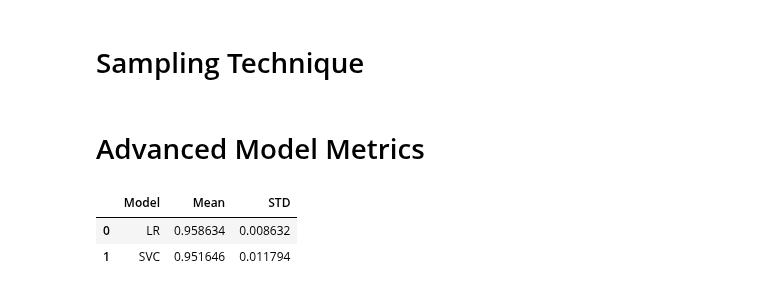
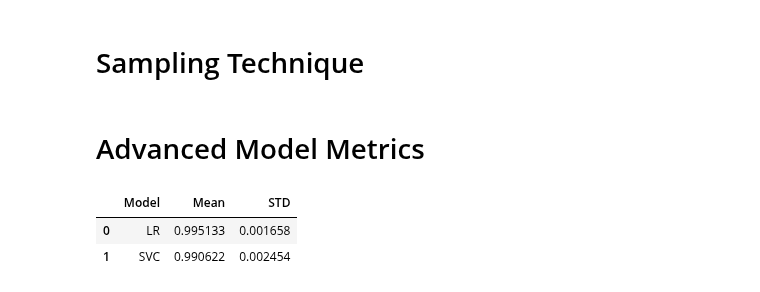
Before and after one commit to MaukanMir/SMS-Spam-Analysis, a Jupyter notebook: training.ipynb, the cells around one changed output. Drawn from its saved outputs; the diff is of its cells as text; code cells hidden in the pictures.

Commit message:
added new model

```diff
--- a/training.ipynb
+++ b/training.ipynb
@@ -346,13 +345,16 @@ print('Mean: %.3f (%.3f)' % (np.mean(scores), np.std(scores)))
 Mean: 0.224 (0.001)
 # %% [markdown]
 # Sampling Technique
+# %%
+smote = SMOTE(random_state=42)
+X_res, y_res = smote.fit_resample(features, y)
 # %% [markdown]
 # Advanced Model Metrics
 # %%
 names = ['LR', "SVC"]
 models = get_selected_models(names)
-testing_selected_models(names, models, features, y)
+testing_selected_models(names, models, X_res, y_res)
 # %% [output]
 |  | Model | Mean | STD |
-| 0 | LR | 0.958634 | 0.008632 |
-| 1 | SVC | 0.951646 | 0.011794 |
+| 0 | LR | 0.995133 | 0.001658 |
+| 1 | SVC | 0.990622 | 0.002454 |
```
Also changed, not shown: parts of 1 cell of this notebook.
